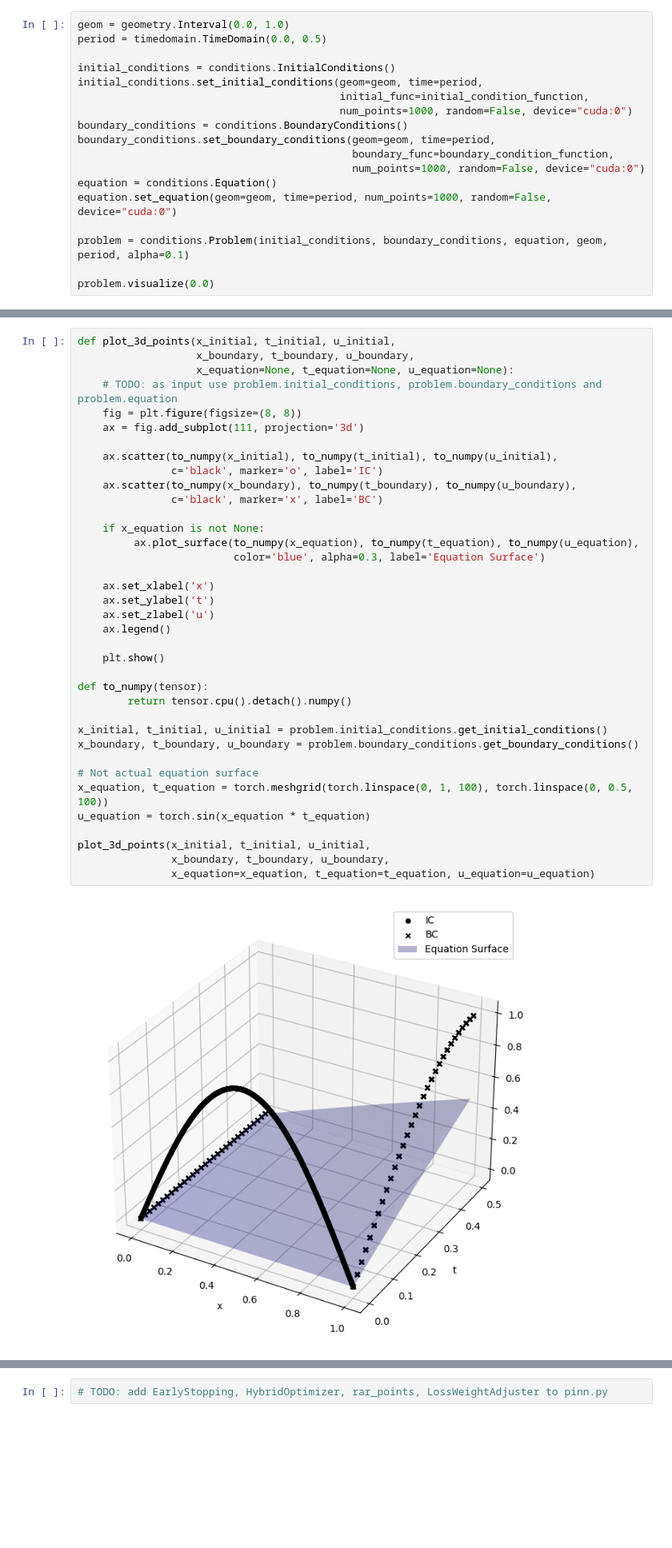
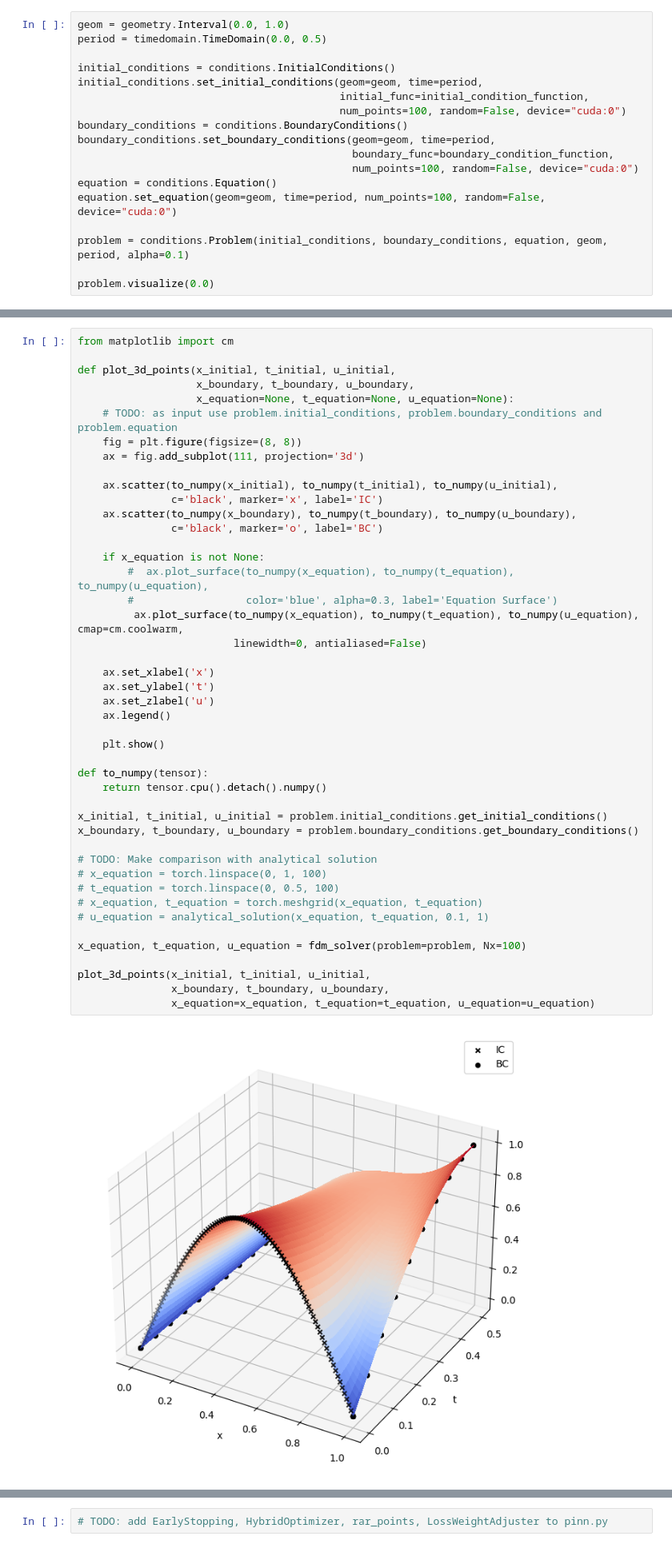
Before and after one commit to DikovAlexandr/PINN, a Jupyter notebook: TestPINN.ipynb, the cells around one changed output, grey strips where cells are left out. Shown at 80% size. Saved outputs shown, nothing was run; the diff lists cells and outputs as text; blank space fills up the shorter version.

Commit message:
Adding visualizations

```diff
--- a/TestPINN.ipynb
+++ b/TestPINN.ipynb
@@ -44,13 +72,13 @@ period = timedomain.TimeDomain(0.0, 0.5)
 initial_conditions = conditions.InitialConditions()
 initial_conditions.set_initial_conditions(geom=geom, time=period,
                                           initial_func=initial_condition_function,
-                                          num_points=1000, random=False, device="cuda:0")
+                                          num_points=100, random=False, device="cuda:0")
 boundary_conditions = conditions.BoundaryConditions()
 boundary_conditions.set_boundary_conditions(geom=geom, time=period,
                                             boundary_func=boundary_condition_function,
-                                            num_points=1000, random=False, device="cuda:0")
+                                            num_points=100, random=False, device="cuda:0")
 equation = conditions.Equation()
-equation.set_equation(geom=geom, time=period, num_points=1000, random=False, device="cuda:0")
+equation.set_equation(geom=geom, time=period, num_points=100, random=False, device="cuda:0")
 
 problem = conditions.Problem(initial_conditions, boundary_conditions, equation, geom, period, alpha=0.1)
 
@@ -60,42 +88,50 @@ problem.visualize(0.0)
 # %%
+from matplotlib import cm
+
 def plot_3d_points(x_initial, t_initial, u_initial,
                    x_boundary, t_boundary, u_boundary,
                    x_equation=None, t_equation=None, u_equation=None):
     # TODO: as input use problem.initial_conditions, problem.boundary_conditions and problem.equation
     fig = plt.figure(figsize=(8, 8))
     ax = fig.add_subplot(111, projection='3d')
 
     ax.scatter(to_numpy(x_initial), to_numpy(t_initial), to_numpy(u_initial),
-               c='black', marker='o', label='IC')
+               c='black', marker='x', label='IC')
     ax.scatter(to_numpy(x_boundary), to_numpy(t_boundary), to_numpy(u_boundary),
-               c='black', marker='x', label='BC')
+               c='black', marker='o', label='BC')
 
     if x_equation is not None:
-         ax.plot_surface(to_numpy(x_equation), to_numpy(t_equation), to_numpy(u_equation),
-                         color='blue', alpha=0.3, label='Equation Surface')
+        #  ax.plot_surface(to_numpy(x_equation), to_numpy(t_equation), to_numpy(u_equation),
+        #                  color='blue', alpha=0.3, label='Equation Surface')
+         ax.plot_surface(to_numpy(x_equation), to_numpy(t_equation), to_numpy(u_equation), cmap=cm.coolwarm,
+                         linewidth=0, antialiased=False)
 
     ax.set_xlabel('x')
     ax.set_ylabel('t')
     ax.set_zlabel('u')
     ax.legend()
 
     plt.show()
 
 def to_numpy(tensor):
-        return tensor.cpu().detach().numpy()
+    return tensor.cpu().detach().numpy()
 
 x_initial, t_initial, u_initial = problem.initial_conditions.get_initial_conditions()
 x_boundary, t_boundary, u_boundary = problem.boundary_conditions.get_boundary_conditions()
 
-# Not actual equation surface
-x_equation, t_equation = torch.meshgrid(torch.linspace(0, 1, 100), torch.linspace(0, 0.5, 100))
-u_equation = torch.sin(x_equation * t_equation)
+# TODO: Make comparison with analytical solution
+# x_equation = torch.linspace(0, 1, 100)
+# t_equation = torch.linspace(0, 0.5, 100)
+# x_equation, t_equation = torch.meshgrid(x_equation, t_equation)
+# u_equation = analytical_solution(x_equation, t_equation, 0.1, 1)
+
+x_equation, t_equation, u_equation = fdm_solver(problem=problem, Nx=100)
 
 plot_3d_points(x_initial, t_initial, u_initial,
                x_boundary, t_boundary, u_boundary,
                x_equation=x_equation, t_equation=t_equation, u_equation=u_equation)
 # %% [output]
-[figure, old version]
+[figure, new version]
 # %%
 import os
 import imageio
```
Also changed, not shown: parts of 2 cells of this notebook, 2 other files.
